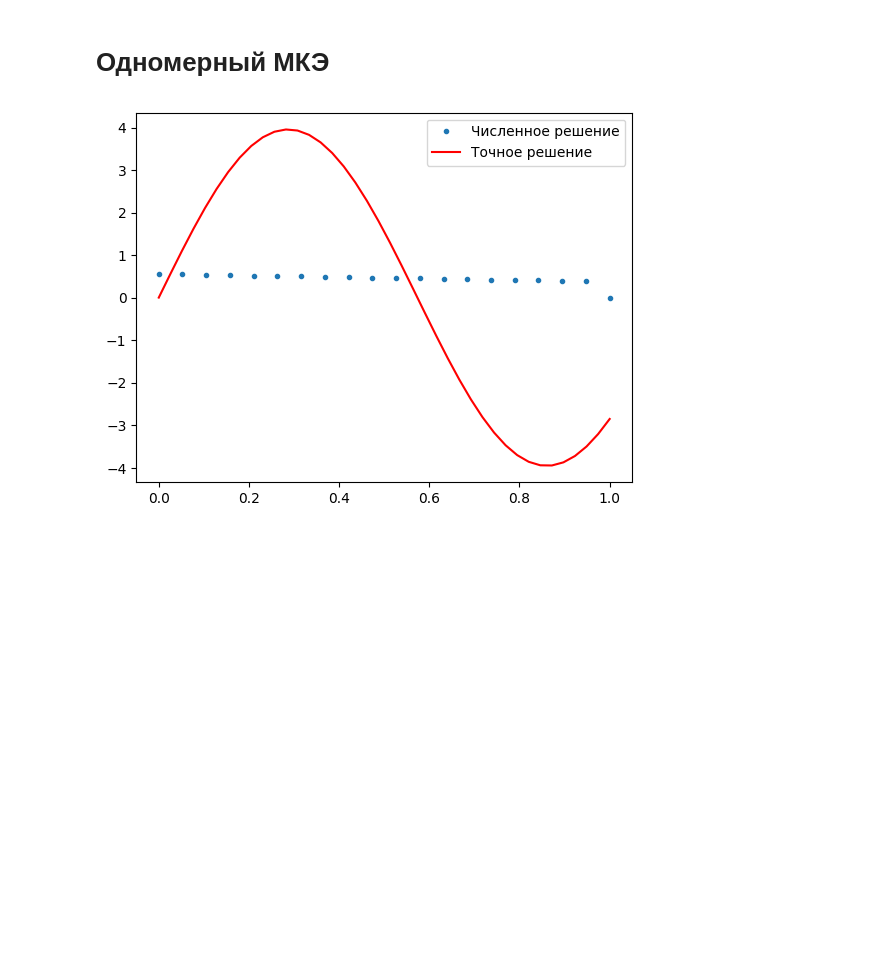
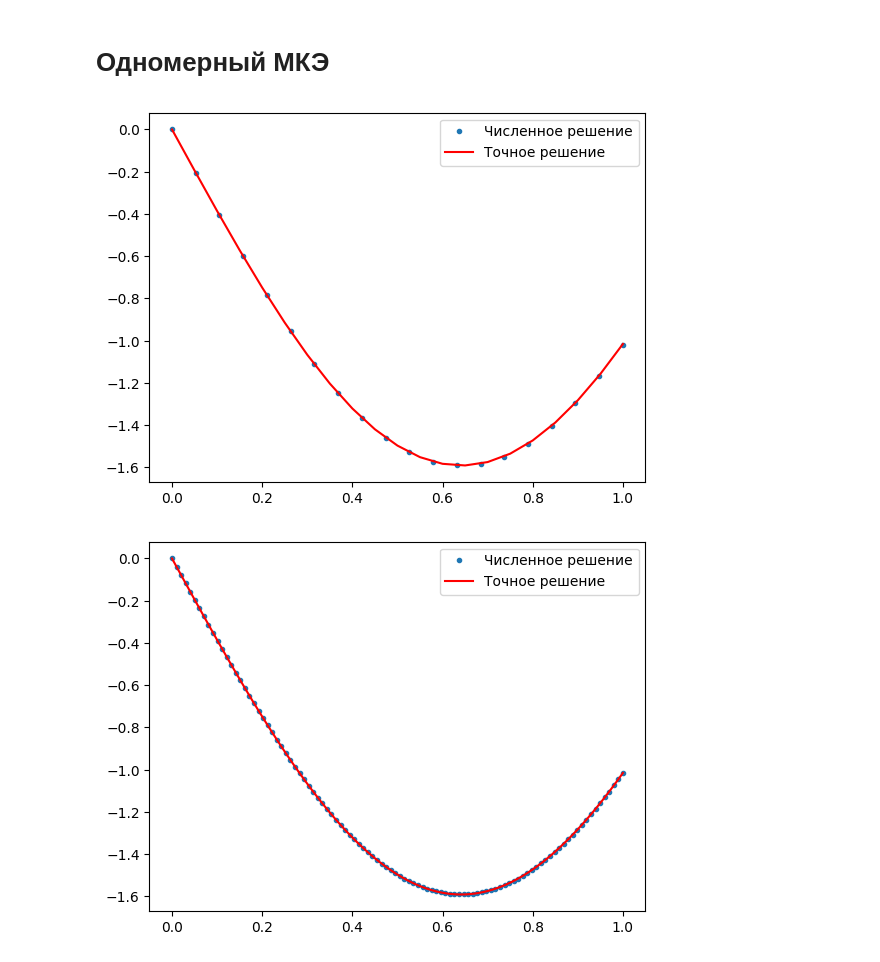
Before and after one commit to AntonG0rbachev/Finate-Elements-Methods, a Jupyter notebook: OneDimensionalFiniteElementMethod/src/main.ipynb, the cells around one changed output. Saved outputs shown, nothing was run; the diff lists cells and outputs as text; code cells hidden in the pictures; blank space fills up the shorter version.

```diff
--- a/OneDimensionalFiniteElementMethod/src/main.ipynb
+++ b/OneDimensionalFiniteElementMethod/src/main.ipynb
@@ -10,27 +19,10 @@ def solution(x):
 # %%
-def phi_i(x, x1, i, h):
-    if i == 1:
-        return (x1[1] - x) / h if x1[0] <= x <= x1[1] else 0
-    elif i == len(x1):
-        return (x - x1[-2]) / h if x1[-2] <= x <= x1[-1] else 0
+def dphi_i(x, x1, i, h):
+    if i == 0:
+        return np.where((x1[i] <= x) & (x <= x1[i+1]), -1 / h, 0.0)
+    elif i == len(x1)-1:
+        return np.where((x1[i-1] <= x) & (x <= x1[i]), 1 / h, 0.0)
     else:
-        if x1[i-2] <= x <= x1[i-1]:
-            return (x - x1[i-2]) / h
-        elif x1[i-1] <= x <= x1[i]:
-            return (x1[i] - x) / h
-        else:
-            return 0
+        return np.where((x1[i-1] <= x) & (x <= x1[i]), 1 / h,
+                        np.where((x1[i] <= x) & (x <= x1[i+1]), -1 / h, 0.0))
-# %%
-def dphi_i(x, x1, i, h):
-    if i == 1:
-        return -1 / h if x1[0] <= x <= x1[1] else 0
-    elif i == len(x1):
-        return 1 / h if x1[-2] <= x <= x1[-1] else 0
-    else:
-        if x1[i-2] <= x <= x1[i-1]:
-            return 1 / h
-        elif x1[i-1] <= x <= x1[i]:
-            return -1 / h
-        else:
-            return 0
 # %%
@@ -71,4 +64,14 @@ def solve(N=40):
-# %%
-solve()
-# %% [output]
-[figure, removed]
+# %%
+def plot(n=40):
+    x1, x2, uN = solve(n=n)
+
+    plt.plot(x2, uN, '.', markersize=6, label='Численное решение')
+    plt.plot(x1, solution(x1), 'r-', label='Точное решение')
+    plt.legend()
+    plt.show()
+# %%
+plot(n=20)
+plot(n=100)
+# %% [output]
+[figure, added]
+[figure, added]
```
Also changed, not shown: parts of 3 cells of this notebook.
